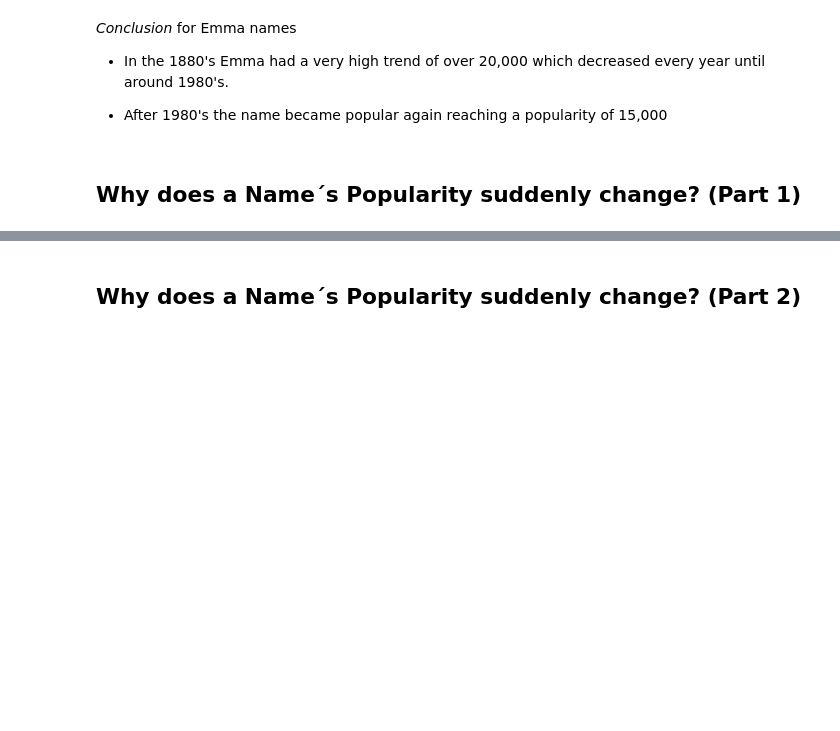
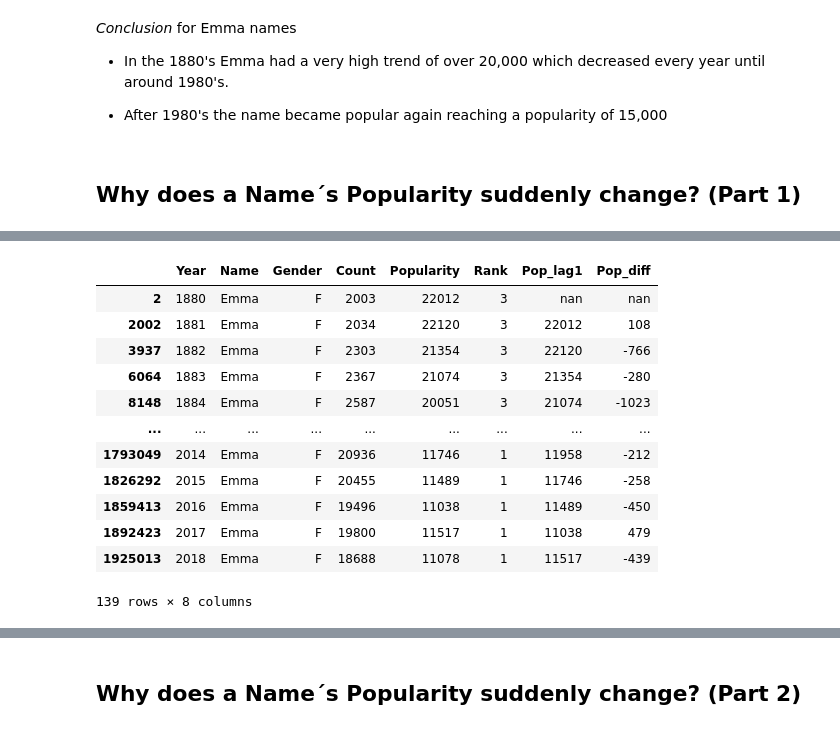
Before and after one commit to HunterKane/Explanatory-Data-Analysis-Advanced-Visuallization-, a Jupyter notebook: Project_07_Explanatory_Babies.ipynb, the cells around one changed output, grey strips where cells are left out. Drawn from its saved outputs; the diff is of its cells as text; code cells hidden in the pictures; blank space fills up the shorter version.

```diff
--- a/Project_07_Explanatory_Babies.ipynb
+++ b/Project_07_Explanatory_Babies.ipynb
@@ -807,2 +889,16 @@ df.loc[(df.Year > 1880) & (df.Pop_lag1.isna()), "Pop_lag1"] = 0
 # %%
-df[df.Name == "Ashanti"]
+df[(df.Name == "Emma") & (df.Gender == "F")]
+# %% [output]
+|  | Year | Name | Gender | Count | Popularity | Rank | Pop_lag1 | Pop_diff |
+| 2 | 1880 | Emma | F | 2003 | 22012 | 3 | nan | nan |
+| 2002 | 1881 | Emma | F | 2034 | 22120 | 3 | 22012 | 108 |
+| 3937 | 1882 | Emma | F | 2303 | 21354 | 3 | 22120 | -766 |
+| 6064 | 1883 | Emma | F | 2367 | 21074 | 3 | 21354 | -280 |
+| 8148 | 1884 | Emma | F | 2587 | 20051 | 3 | 21074 | -1023 |
+| ... | ... | ... | ... | ... | ... | ... | ... | ... |
+| 1793049 | 2014 | Emma | F | 20936 | 11746 | 1 | 11958 | -212 |
+| 1826292 | 2015 | Emma | F | 20455 | 11489 | 1 | 11746 | -258 |
+| 1859413 | 2016 | Emma | F | 19496 | 11038 | 1 | 11489 | -450 |
+| 1892423 | 2017 | Emma | F | 19800 | 11517 | 1 | 11038 | 479 |
+| 1925013 | 2018 | Emma | F | 18688 | 11078 | 1 | 11517 | -439 |
+139 rows × 8 columns
```
Also changed, not shown: parts of 75 cells of this notebook.
